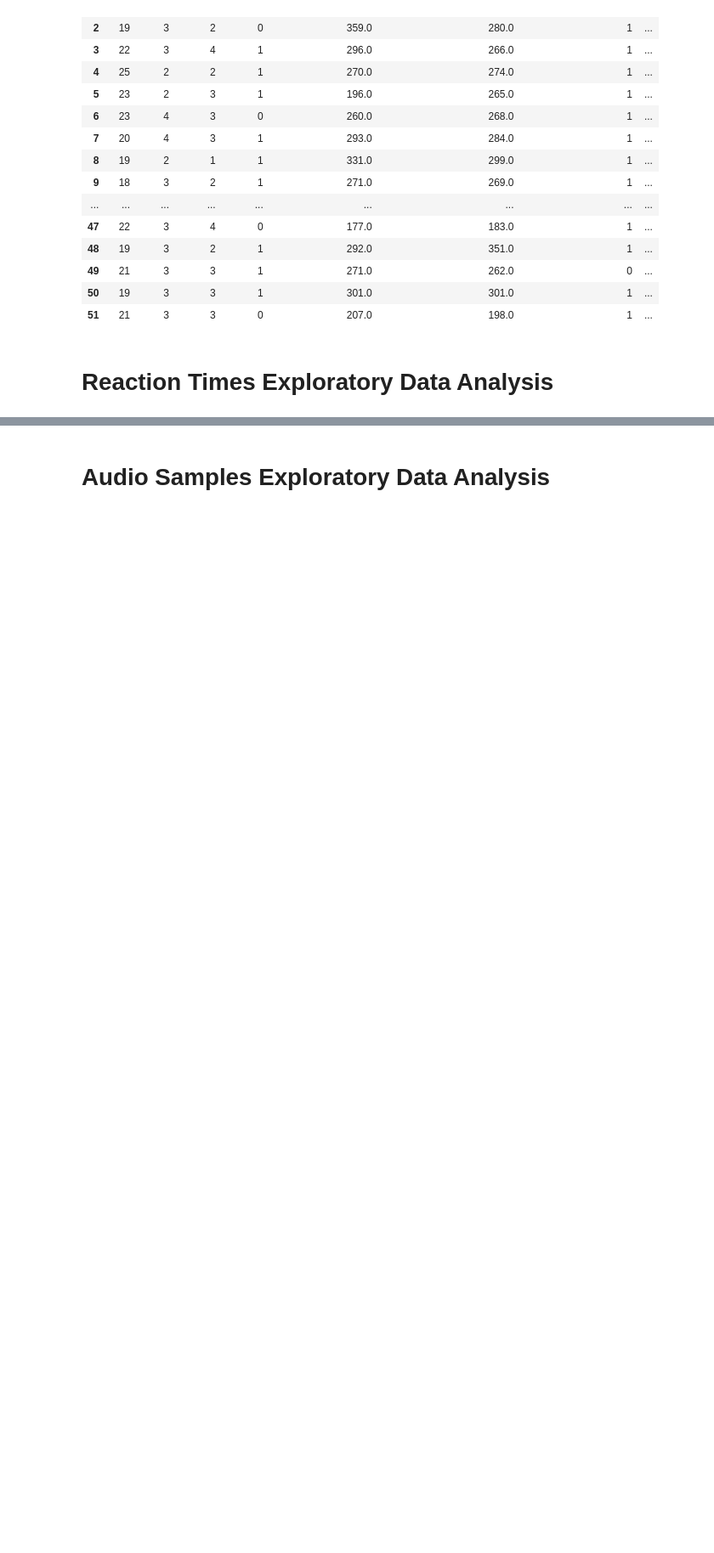
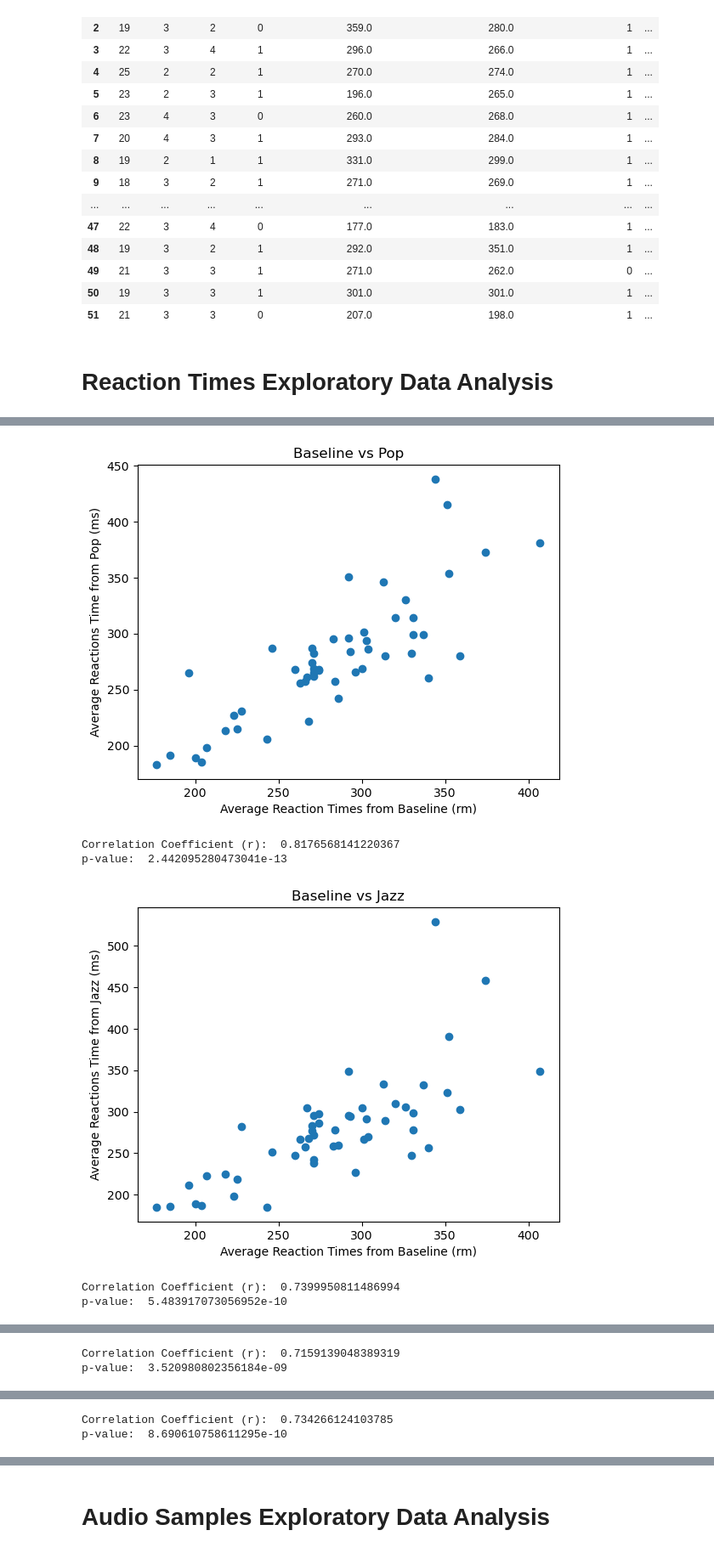
Before and after one commit to kzhang7802/Tuning-In-to-Tempo, a Jupyter notebook: Tuning in to Tempo.ipynb, the cells around one changed output, grey strips where cells are left out. Shown at 85% size. Cells and saved outputs as stored; diff of their text form; code cells hidden in the pictures; blank space fills up the shorter version.

```diff
--- a/Tuning in to Tempo.ipynb
+++ b/Tuning in to Tempo.ipynb
@@ -197,0 +198,26 @@ for i in range(4):
+# %%
+from scipy.stats import pearsonr
+
+baseline_averages = alternate_df['Avg Base Time (ms)'].to_numpy()
+pop_averages = alternate_df['Avg Reaction Time #1 (ms)'].to_numpy()
+jazz_averages = alternate_df['Avg Reaction Time #2 (ms)'].to_numpy()
+classical_averages = alternate_df['Avg Reaction Time #3 (ms)'].to_numpy()
+rock_averages = alternate_df['Avg Reaction Time #4 (ms)'].to_numpy()
+
+averages_selections = [pop_averages, jazz_averages, classical_averages, rock_averages]
+
+for i in range(4):
+    plt.scatter(baseline_averages, averages_selections[i])
+    plt.title(f'Baseline vs {song_genre[i]}')
+    plt.xlabel('Average Reaction Times from Baseline (rm)')
+    plt.ylabel(f'Average Reactions Time from {song_genre[i]} (ms)')
+    plt.show()
+    print("Correlation Coefficient (r): ", pearsonr(baseline_averages, averages_selections[i])[0])
+    print("p-value: ", pearsonr(baseline_averages, averages_selections[i])[1], '\n')
+# %% [output]
+[figure, added]
+Correlation Coefficient (r):  0.8176568141220367
+p-value:  2.442095280473041e-13
+[figure, added]
+Correlation Coefficient (r):  0.7399950811486994
+p-value:  5.483917073056952e-10
@@ -197,0 +225,2 @@ for i in range(4):
+Correlation Coefficient (r):  0.7159139048389319
+p-value:  3.520980802356184e-09
@@ -197,0 +228,2 @@ for i in range(4):
+Correlation Coefficient (r):  0.734266124103785
+p-value:  8.690610758611295e-10
```
Also changed, not shown: parts of 9 cells of this notebook.
